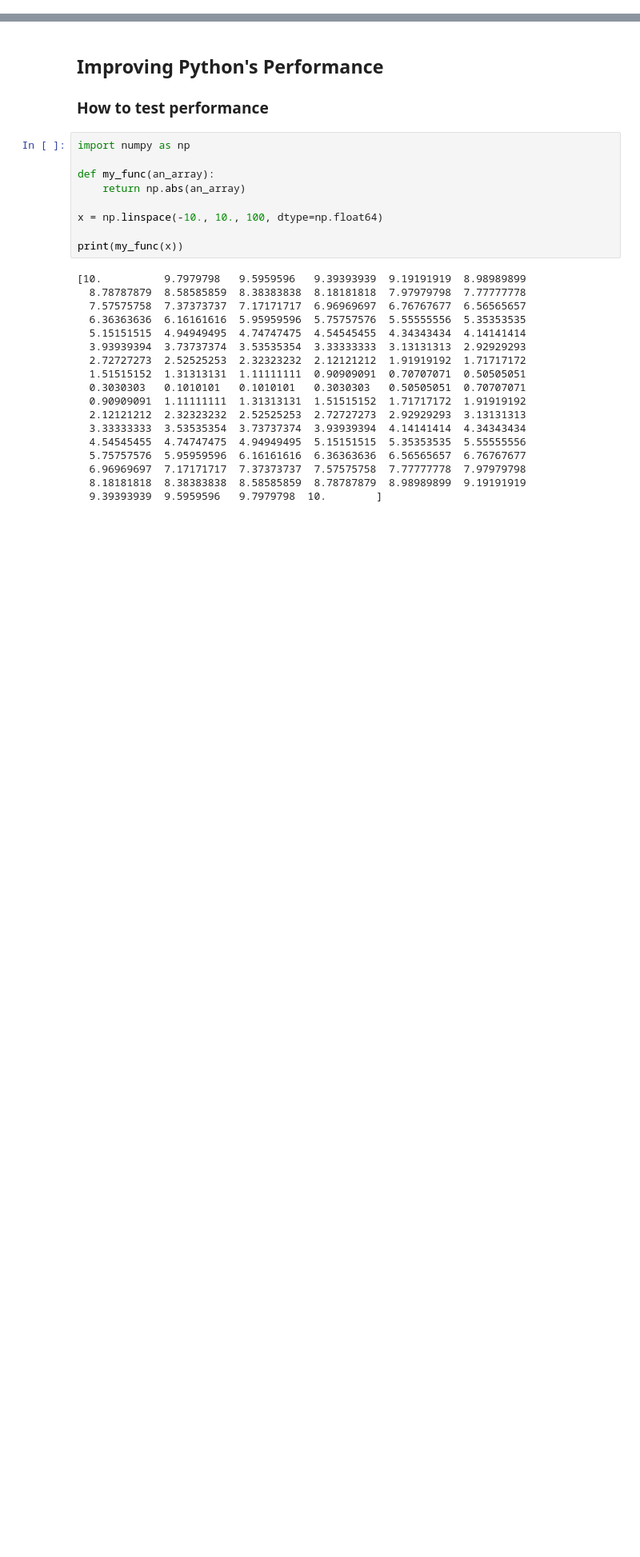
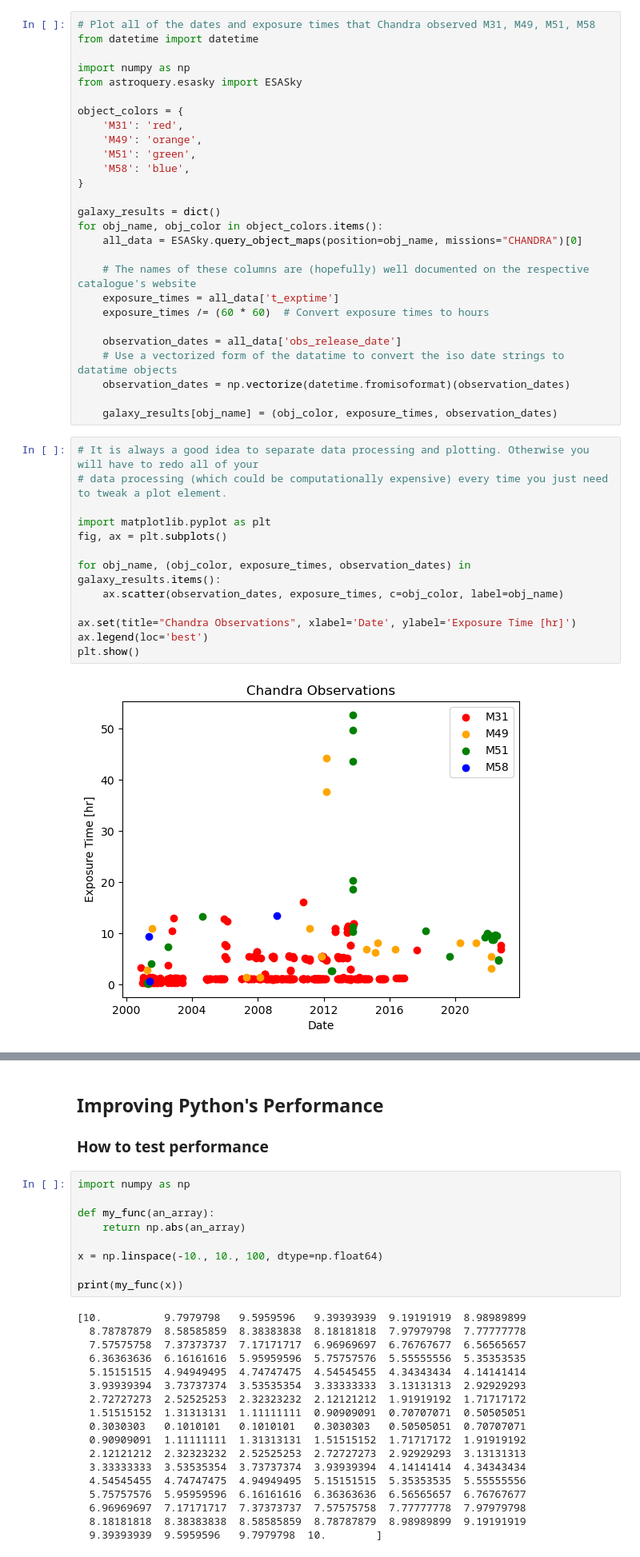
Before and after one commit to jrenaud90/PyScience, a Jupyter notebook: Day 2.ipynb, the cells around one changed output, grey strips where cells are left out. Shown at 80% size. Saved outputs shown, nothing was run; the diff lists cells and outputs as text; blank space fills up the shorter version.

```diff
--- a/Day 2.ipynb
+++ b/Day 2.ipynb
@@ -9,0 +18,42 @@ This notebook was developed for the NASA Goddard Space Flight Center and CRESST
+# %%
+# Plot all of the dates and exposure times that Chandra observed M31, M49, M51, M58
+from datetime import datetime
+
+import numpy as np
+from astroquery.esasky import ESASky
+
+object_colors = {
+    'M31': 'red',
+    'M49': 'orange',
+    'M51': 'green',
+    'M58': 'blue',
+}
+
+galaxy_results = dict()
+for obj_name, obj_color in object_colors.items():
+    all_data = ESASky.query_object_maps(position=obj_name, missions="CHANDRA")[0]
+
+    # The names of these columns are (hopefully) well documented on the respective catalogue's website
+    exposure_times = all_data['t_exptime']
+    exposure_times /= (60 * 60)  # Convert exposure times to hours
+
+    observation_dates = all_data['obs_release_date']
+    # Use a vectorized form of the datatime to convert the iso date strings to datatime objects
+    observation_dates = np.vectorize(datetime.fromisoformat)(observation_dates)
+
+    galaxy_results[obj_name] = (obj_color, exposure_times, observation_dates)
+# %%
+# It is always a good idea to separate data processing and plotting. Otherwise you will have to redo all of your
+# data processing (which could be computationally expensive) every time you just need to tweak a plot element.
+
+import matplotlib.pyplot as plt
+fig, ax = plt.subplots()
+
+for obj_name, (obj_color, exposure_times, observation_dates) in galaxy_results.items():
+    ax.scatter(observation_dates, exposure_times, c=obj_color, label=obj_name)
+
+ax.set(title="Chandra Observations", xlabel='Date', ylabel='Exposure Time [hr]')
+ax.legend(loc='best')
+plt.show()
+# %% [output]
+[figure, added]
```
Also changed, not shown: parts of 19 cells of this notebook, 2 other files.
